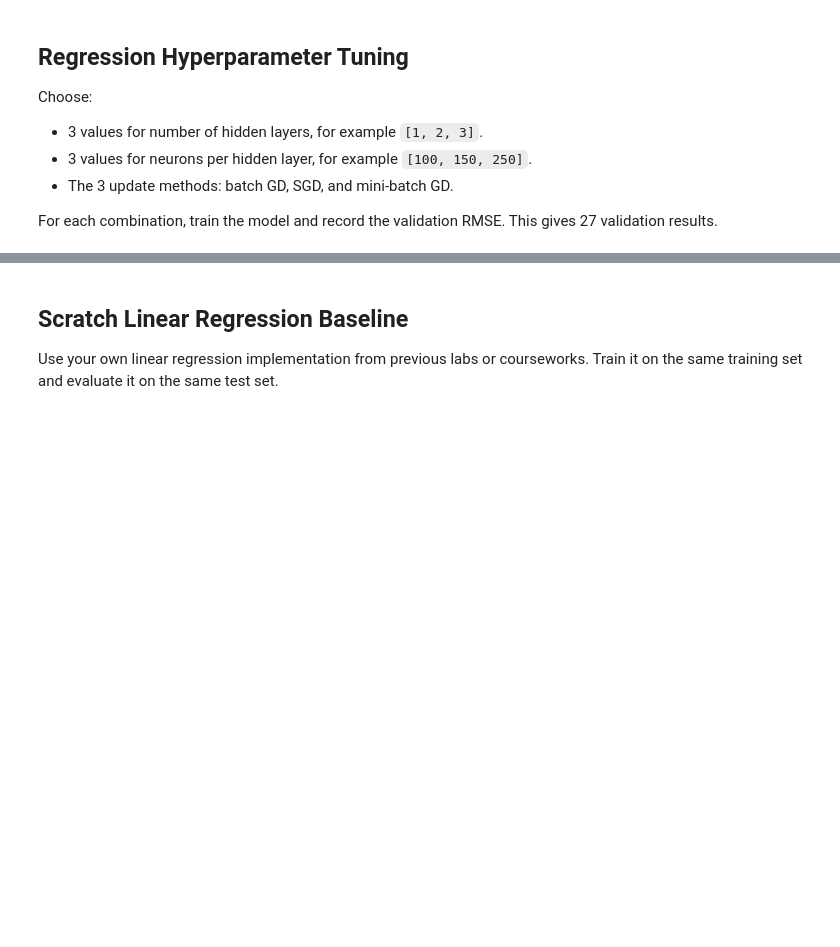
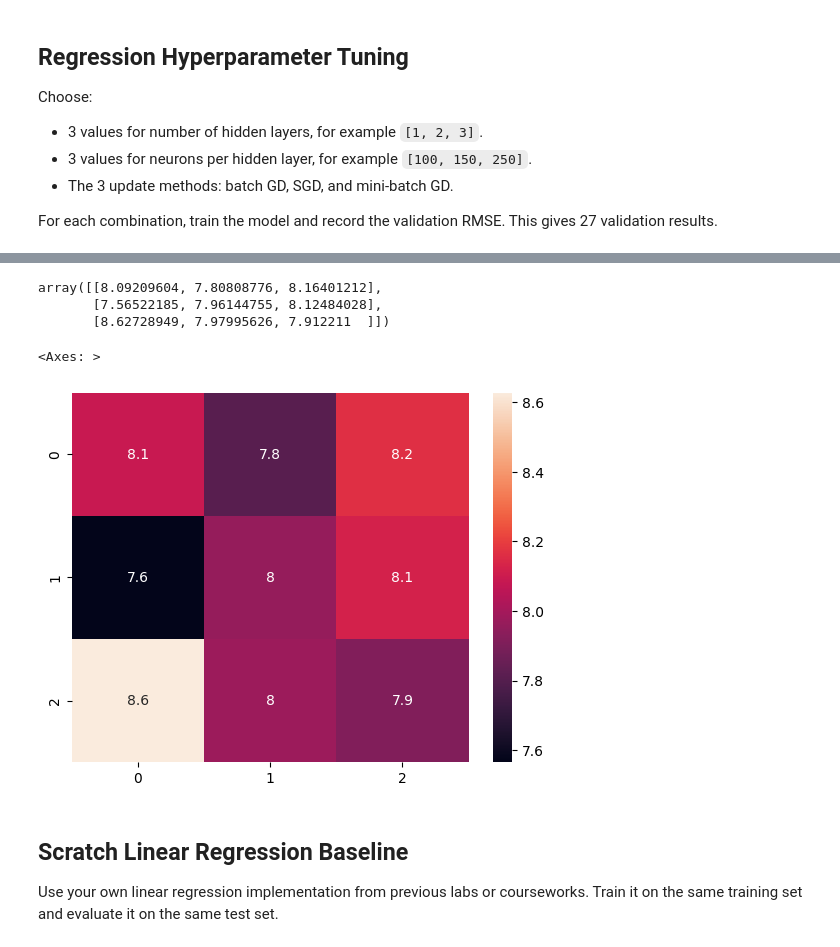
Before and after one commit to davi-dressler/fgv_tacd, a Jupyter notebook: fgv-class-2026-tarefa-3/Tarefa_3_template.ipynb, the cells around one changed output, grey strips where cells are left out. Saved outputs shown, nothing was run; the diff lists cells and outputs as text; code cells hidden in the pictures; blank space fills up the shorter version.

```diff
--- a/fgv-class-2026-tarefa-3/Tarefa_3_template.ipynb
+++ b/fgv-class-2026-tarefa-3/Tarefa_3_template.ipynb
@@ -631,3 +644,6 @@ Text(0, 0.5, 'RMSE')
 # Values: validation RMSE.
 
 raise NotImplementedError
+# %%
+raw_sgd = regression_results[regression_results["update_method"] == "sgd"][["neurons_per_layer", "hidden_layers", "validation_rmse"]].sort_values(["neurons_per_layer", "hidden_layers"])
+raw_sgd
@@ -634,3 +661,15 @@ raise NotImplementedError
+# %%
+data_sgd = raw_sgd.values[:,-1].reshape((3,3))
+data_sgd
+# %% [output]
+array([[8.09209604, 7.80808776, 8.16401212],
+       [7.56522185, 7.96144755, 8.12484028],
+       [8.62728949, 7.97995626, 7.912211  ]])
+# %%
+sns.heatmap(data_sgd, annot= True)
+# %% [output]
+<Axes: >
+[figure, added]
 # %%
 # TODO: Select the final NumPy regression model using validation RMSE only.
 # Then evaluate that selected model on the test set with RMSE.
```
Also changed, not shown: parts of 16 cells of this notebook.
